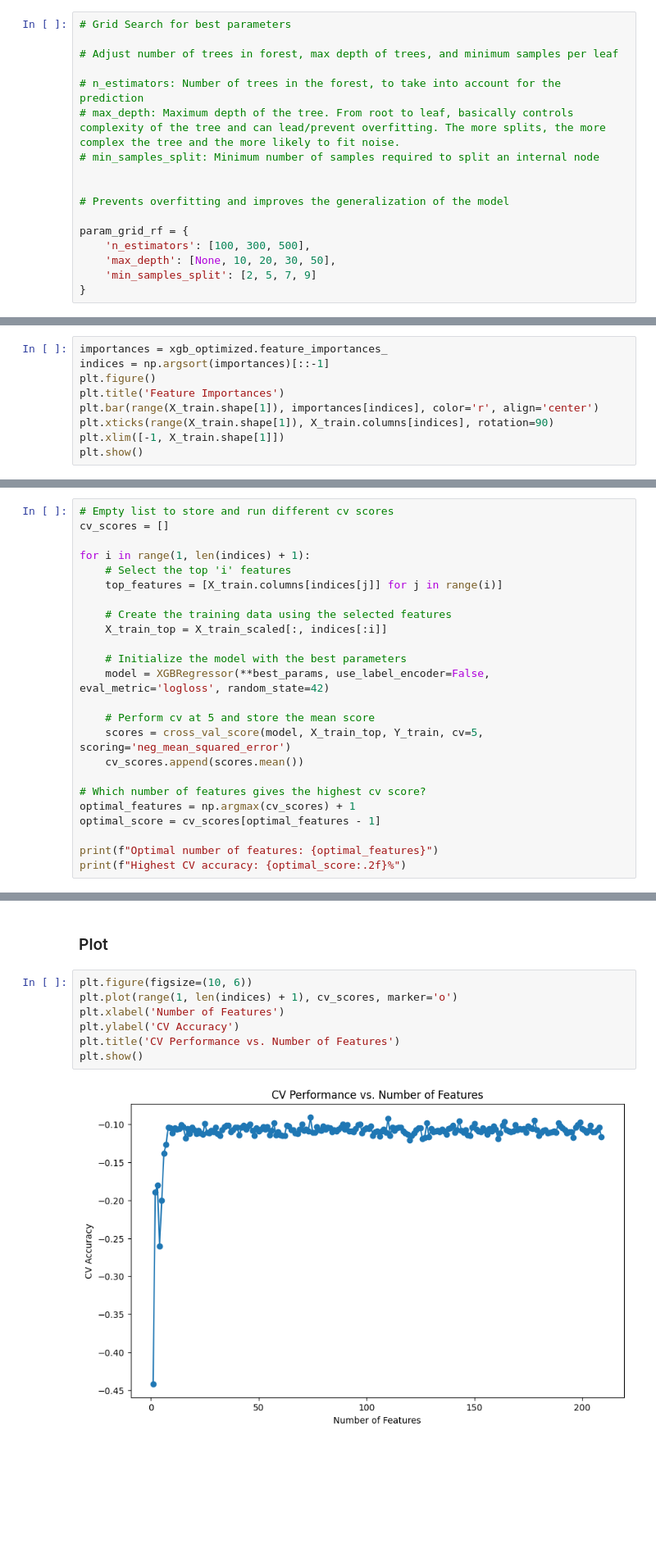
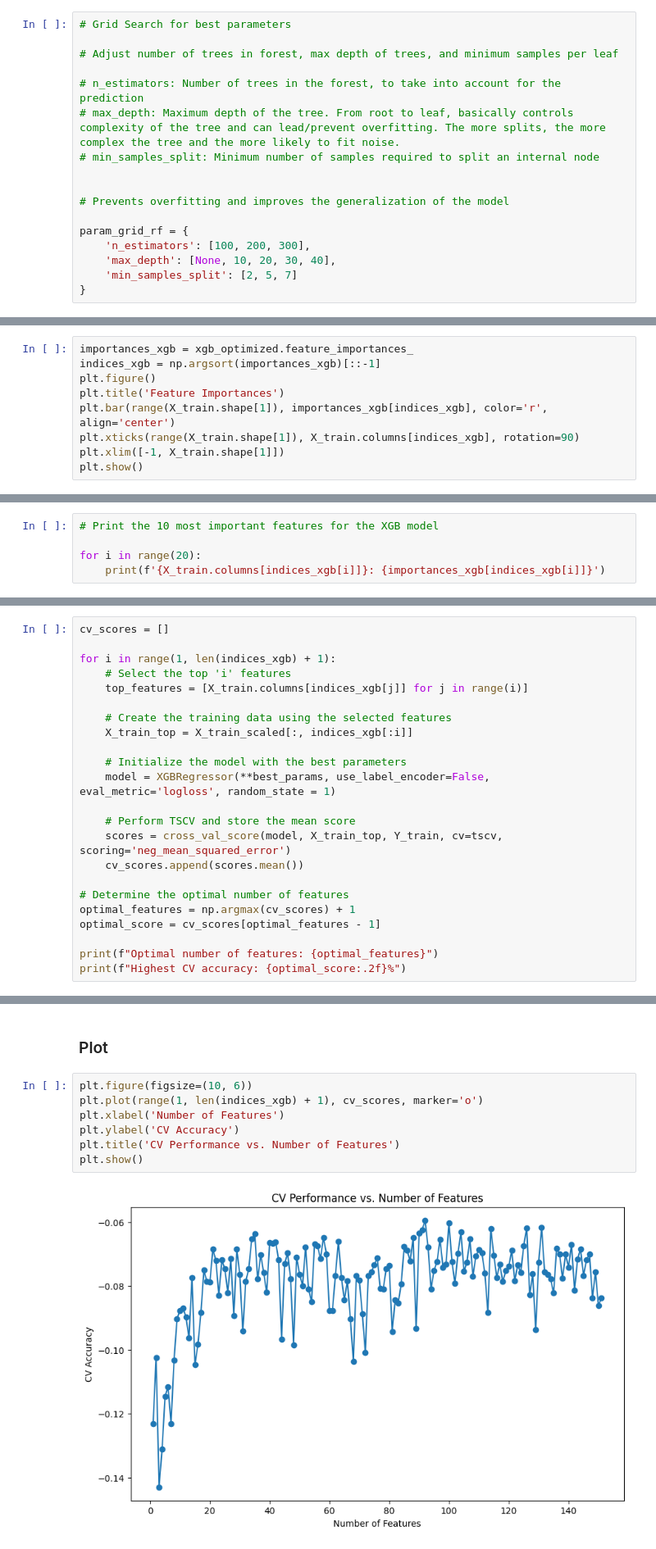
Before and after one commit to bprtdaniel/US_conflict_forecasting, a Jupyter notebook: 3_Models/Lag_models.ipynb, the cells around one changed output, grey strips where cells are left out. Shown at 82% size. Cells and saved outputs as stored; diff of their text form; blank space fills up the shorter version.

```diff
--- a/3_Models/Lag_models.ipynb
+++ b/3_Models/Lag_models.ipynb
@@ -171,9 +233,9 @@ Median Household Income, 2022: 0.0020241155657123007
 # Prevents overfitting and improves the generalization of the model
 
 param_grid_rf = {
-    'n_estimators': [100, 300, 500],
-    'max_depth': [None, 10, 20, 30, 50],
-    'min_samples_split': [2, 5, 7, 9]
+    'n_estimators': [100, 200, 300],
+    'max_depth': [None, 10, 20, 30, 40],
+    'min_samples_split': [2, 5, 7]
 }
 # %%
 cv_rf = GridSearchCV(estimator=rf_regressor, param_grid=param_grid_rf, cv = tscv, n_jobs=-1)
@@ -315,12 +381,12 @@ y_pred_optimized = xgb_optimized.predict(X_test_scaled)
 # %% [markdown]
 ### Run feature importance analysis
 # %%
-importances = xgb_optimized.feature_importances_
-indices = np.argsort(importances)[::-1]
+importances_xgb = xgb_optimized.feature_importances_
+indices_xgb = np.argsort(importances_xgb)[::-1]
 plt.figure()
 plt.title('Feature Importances')
-plt.bar(range(X_train.shape[1]), importances[indices], color='r', align='center')
-plt.xticks(range(X_train.shape[1]), X_train.columns[indices], rotation=90)
+plt.bar(range(X_train.shape[1]), importances_xgb[indices_xgb], color='r', align='center')
+plt.xticks(range(X_train.shape[1]), X_train.columns[indices_xgb], rotation=90)
 plt.xlim([-1, X_train.shape[1]])
 plt.show()
 # %% [output]
@@ -327,0 +394,5 @@ plt.show()
+# %%
+# Print the 10 most important features for the XGB model
+
+for i in range(20):
+    print(f'{X_train.columns[indices_xgb[i]]}: {importances_xgb[indices_xgb[i]]}')
@@ -328,24 +420,23 @@ plt.show()
 # %% [markdown]
 ### Find best number of features and cross-validation folds
 # %%
-# Empty list to store and run different cv scores
 cv_scores = []
 
-for i in range(1, len(indices) + 1):
+for i in range(1, len(indices_xgb) + 1):
     # Select the top 'i' features
-    top_features = [X_train.columns[indices[j]] for j in range(i)]
+    top_features = [X_train.columns[indices_xgb[j]] for j in range(i)]
 
     # Create the training data using the selected features
-    X_train_top = X_train_scaled[:, indices[:i]]
+    X_train_top = X_train_scaled[:, indices_xgb[:i]]
 
     # Initialize the model with the best parameters
-    model = XGBRegressor(**best_params, use_label_encoder=False, eval_metric='logloss', random_state=42)
+    model = XGBRegressor(**best_params, use_label_encoder=False, eval_metric='logloss', random_state = 1)
 
-    # Perform cv at 5 and store the mean score
-    scores = cross_val_score(model, X_train_top, Y_train, cv=5, scoring='neg_mean_squared_error')
+    # Perform TSCV and store the mean score
+    scores = cross_val_score(model, X_train_top, Y_train, cv=tscv, scoring='neg_mean_squared_error')
     cv_scores.append(scores.mean())
 
-# Which number of features gives the highest cv score?
+# Determine the optimal number of features
 optimal_features = np.argmax(cv_scores) + 1
 optimal_score = cv_scores[optimal_features - 1]
 
@@ -358,13 +449,13 @@ Highest CV accuracy: -0.09%
 ### Plot
 # %%
 plt.figure(figsize=(10, 6))
-plt.plot(range(1, len(indices) + 1), cv_scores, marker='o')
+plt.plot(range(1, len(indices_xgb) + 1), cv_scores, marker='o')
 plt.xlabel('Number of Features')
 plt.ylabel('CV Accuracy')
 plt.title('CV Performance vs. Number of Features')
 plt.show()
 # %% [output]
-[figure, old version]
+[figure, new version]
 # %% [markdown]
 ### Re-run with best features
 # %%
```
Also changed, not shown: parts of 31 cells of this notebook, 5 other files.
